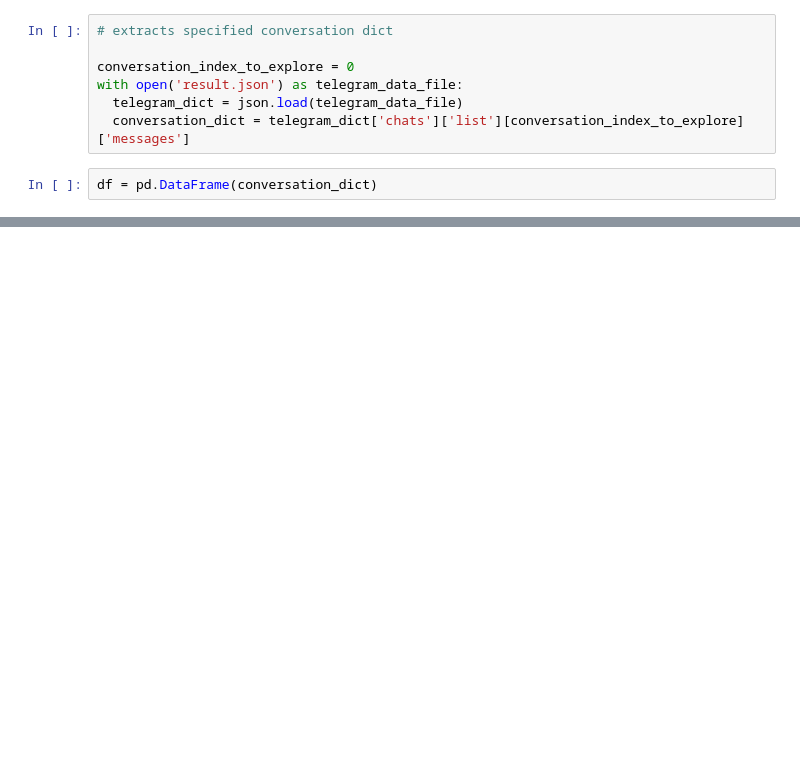
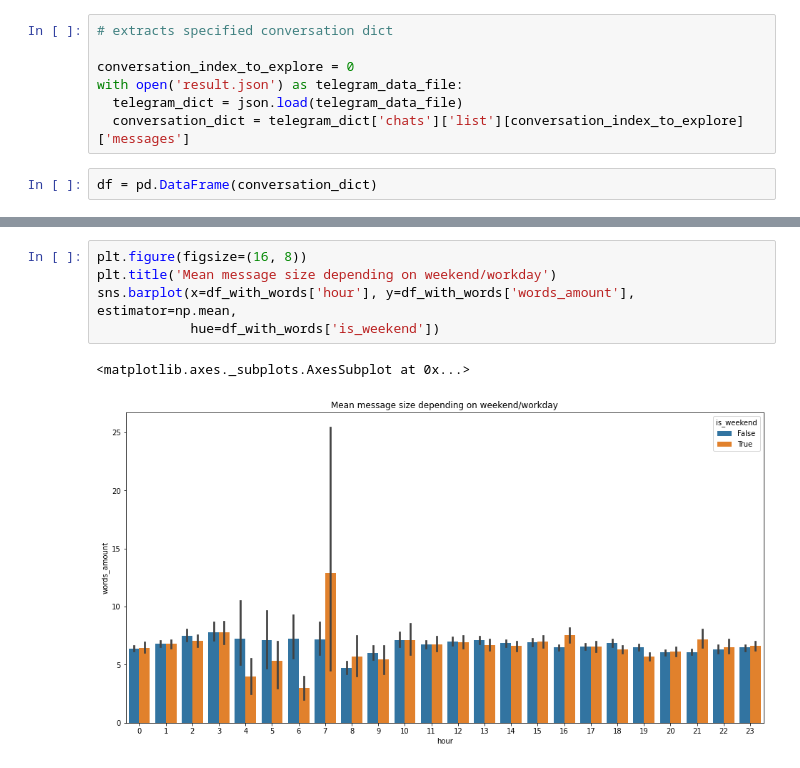
Before and after one commit to Nikita-Gz/Telegram-data-EDA, a Jupyter notebook: TelegramEDA.ipynb, the cells around one changed output, grey strips where cells are left out. Cells and saved outputs as stored; diff of their text form; blank space fills up the shorter version.

```diff
--- a/TelegramEDA.ipynb
+++ b/TelegramEDA.ipynb
@@ -85,0 +130,8 @@ dtype: object
+# %%
+plt.figure(figsize=(16, 8))
+plt.title('Mean message size depending on weekend/workday')
+sns.barplot(x=df_with_words['hour'], y=df_with_words['words_amount'], estimator=np.mean,
+            hue=df_with_words['is_weekend'])
+# %% [output]
+<matplotlib.axes._subplots.AxesSubplot at 0x...>
+[figure, added]
```
Also changed, not shown: parts of 74 cells of this notebook.
